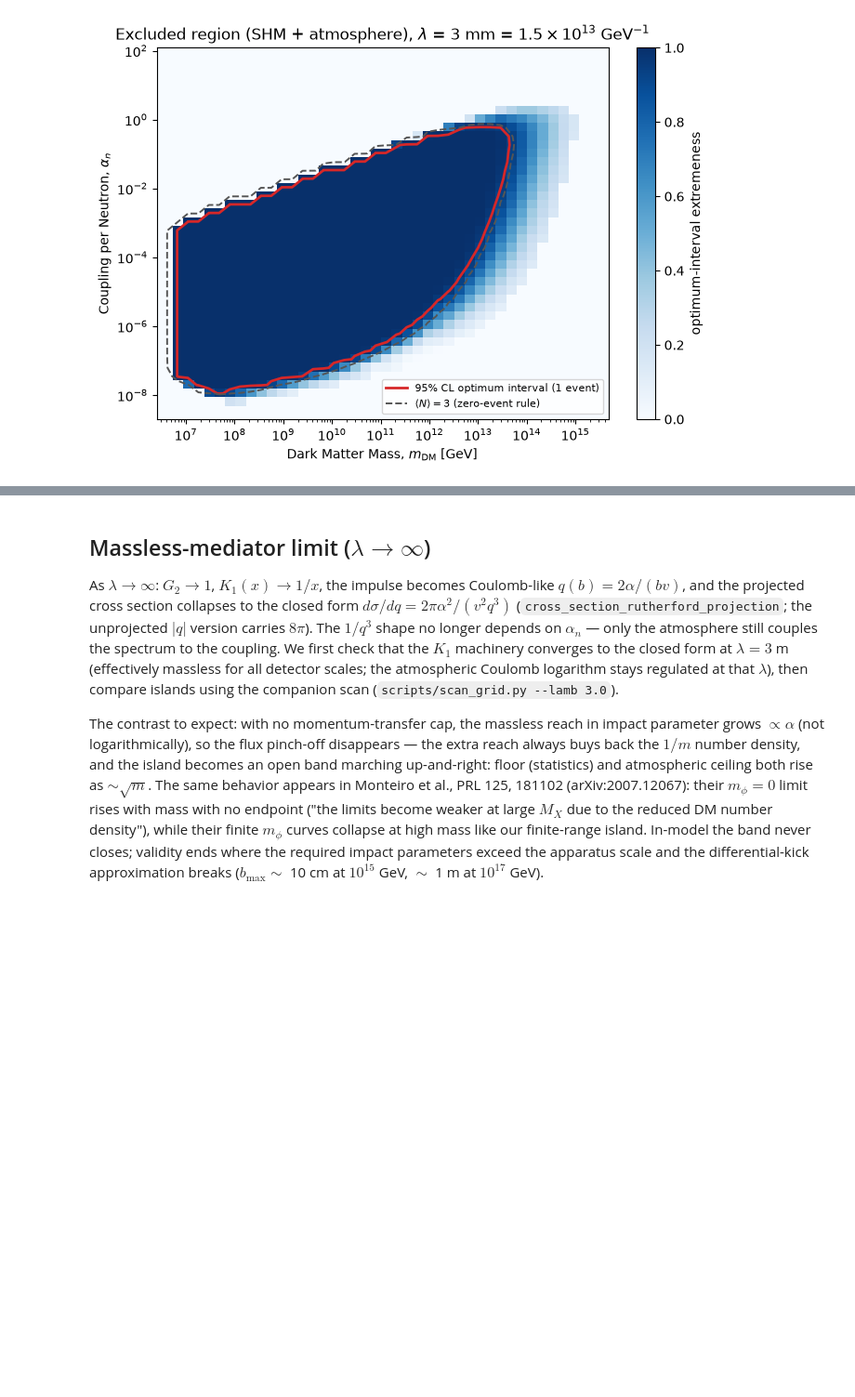
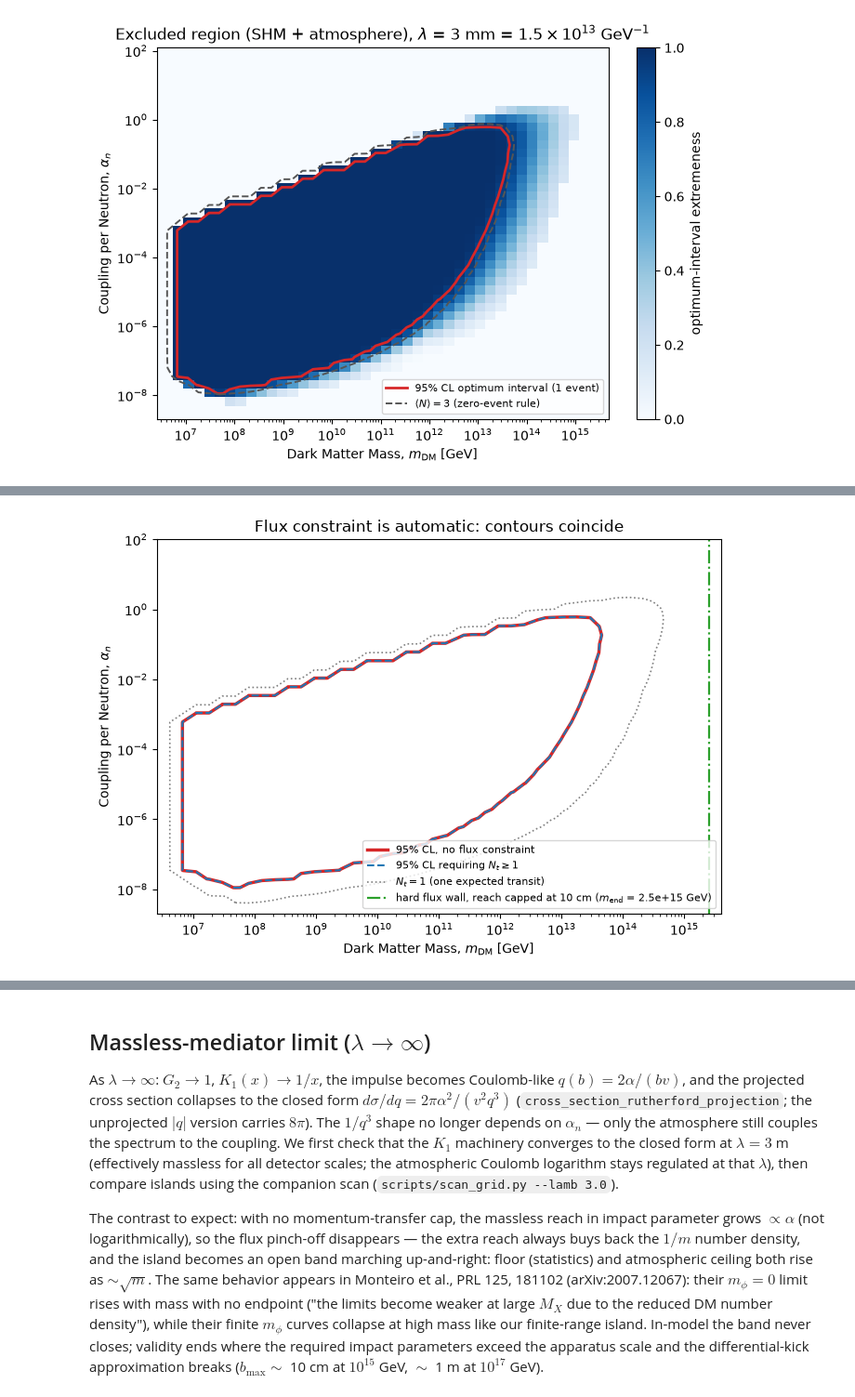
Before and after one commit to PolonaiseExperiment/luhdm, a Jupyter notebook: notebooks/limit_contour.ipynb, the cells around one changed output, grey strips where cells are left out. Shown at 93% size. Cells and saved outputs as stored; diff of their text form; code cells hidden in the pictures; blank space fills up the shorter version.

Commit message:
Add transit-count map to Planck mass; flux-constraint figure with N_t surface from scan

```diff
--- a/notebooks/limit_contour.ipynb
+++ b/notebooks/limit_contour.ipynb
@@ -109,6 +125,16 @@ def differential_rate_trapz(qs, alpha_n, lamb, mu, R_eff, f_v_f, dsigma_interpol
 
 
 v_i_samples = atmosphere.sample_shm(int(1e5))  # SHM at the top of the atmosphere
+
+
+def expected_transits(alpha_n, mu, f_v_f):
+    # expected flybys within the threshold reach during the exposure (mu = m_DM)
+    alpha = alpha_n * config.N_NEUTRONS
+    vs = np.geomspace(max(Q_THRESH / mu, 1e-8), config.VESC, 300)
+    b = cross_section.impact_parameter_max(Q_THRESH, alpha, LAMB, R_eff, vs)
+    n_m3 = 0.3 / mu * 1e6  # rho = 0.3 GeV/cm^3 -> 1/m^3
+    return T_TOTAL * np.trapezoid(
+        f_v_f(vs) * n_m3 * (vs * units.C_M_S) * np.pi * b**2, vs)
 # %% [markdown]
 ## Spectra
 
@@ -158,6 +184,8 @@ if RESULTS.exists():
     d = np.load(RESULTS)
     ms, alphas_n = d["ms"], d["alphas_n"]
     extremeness, counts = d["extremeness"], d["counts"]
+    N_T = np.maximum(d["n_transit"], 0.0) if "n_transit" in d.files else None
+    # (clip: the KDE tail can oscillate slightly negative below the kinematic floor)
     assert np.allclose(d["events"], EVENTS), "scan used a different event list!"
     print(f"loaded {RESULTS}: {ms.size} masses x {alphas_n.size} couplings, "
           f"fidelity {d['fidelity']}")
@@ -166,6 +194,7 @@ else:
     alphas_n = np.logspace(-8.5, 1.5, 30)
     counts = np.zeros((alphas_n.size, ms.size))
     extremeness = np.zeros((alphas_n.size, ms.size))
+    N_T = np.zeros((alphas_n.size, ms.size))
     table = limits.new_table(seed=20260702)
     t0 = time.time()
     for im, m in enumerate(ms):
@@ -179,6 +208,7 @@ else:
                                                 f_v_f, interpolant)
             extremeness[ia, im], counts[ia, im] = limits.extremeness_and_mu(
                 table, EVENTS, qs, diff_rate, T_TOTAL)
+            N_T[ia, im] = expected_transits(alpha_n, m, f_v_f)
     print(f"inline scan: {time.time() - t0:.0f}s")
 # %% [output]
 loaded scan_results.npz: 44 masses x 44 couplings, fidelity {'n_ode': 400, 'n_shm': 300000, 'n_q': 240, 'q_span': 30000.0, 'n_mc': 10000, 'n_m': 44, 'n_a': 44}
@@ -239,0 +292,33 @@ fig.savefig("limit_contour.png", dpi=140)
+# %%
+if N_T is not None:
+    fig, ax = plt.subplots(figsize=(7, 5))
+    ax.contour(ms, alphas_n, extremeness, levels=[CONFIDENCE],
+               colors="#d62728", linewidths=2.5)
+    masked = np.where(N_T >= 1.0, extremeness, 0.0)
+    ax.contour(ms, alphas_n, masked, levels=[CONFIDENCE],
+               colors="#1f77b4", linewidths=1.5, linestyles="--")
+    ax.contour(ms, alphas_n, N_T, levels=[1.0], colors="#7f7f7f",
+               linewidths=1.2, linestyles=":")
+    ax.plot([], [], color="#d62728", lw=2.5, label="95% CL, no flux constraint")
+    ax.plot([], [], color="#1f77b4", lw=1.5, ls="--",
+            label=r"95% CL requiring $N_t \geq 1$")
+    ax.plot([], [], color="#7f7f7f", lw=1.2, ls=":",
+            label=r"$N_t = 1$ (one expected transit)")
+    b_cap = 0.10  # apparatus / common-mode scale [m]
+    m_end = 0.3 * 1e6 * 220e3 * np.pi * b_cap**2 * T_TOTAL
+    ax.axvline(m_end, color="#2ca02c", lw=1.6, ls="-.")
+    ax.plot([], [], color="#2ca02c", lw=1.6, ls="-.",
+            label=rf"hard flux wall, reach capped at {b_cap*100:.0f} cm "
+                  rf"($m_{{\rm end}}$ = {m_end:.1e} GeV)")
+    ax.set_xscale("log")
+    ax.set_yscale("log")
+    ax.set_xlabel(r"Dark Matter Mass, $m_{\rm DM}$ [GeV]")
+    ax.set_ylabel(r"Coupling per Neutron, $\alpha_n$")
+    ax.set_title("Flux constraint is automatic: contours coincide")
+    ax.legend(loc="lower right", fontsize=8)
+    fig.tight_layout()
+    fig.savefig("limit_contour_flux.png", dpi=140)
+else:
+    print("n_transit not in scan file; rerun scripts/scan_grid.py")
+# %% [output]
+[figure, added]
```
Also changed, not shown: parts of 7 cells of this notebook, 7 other files.
